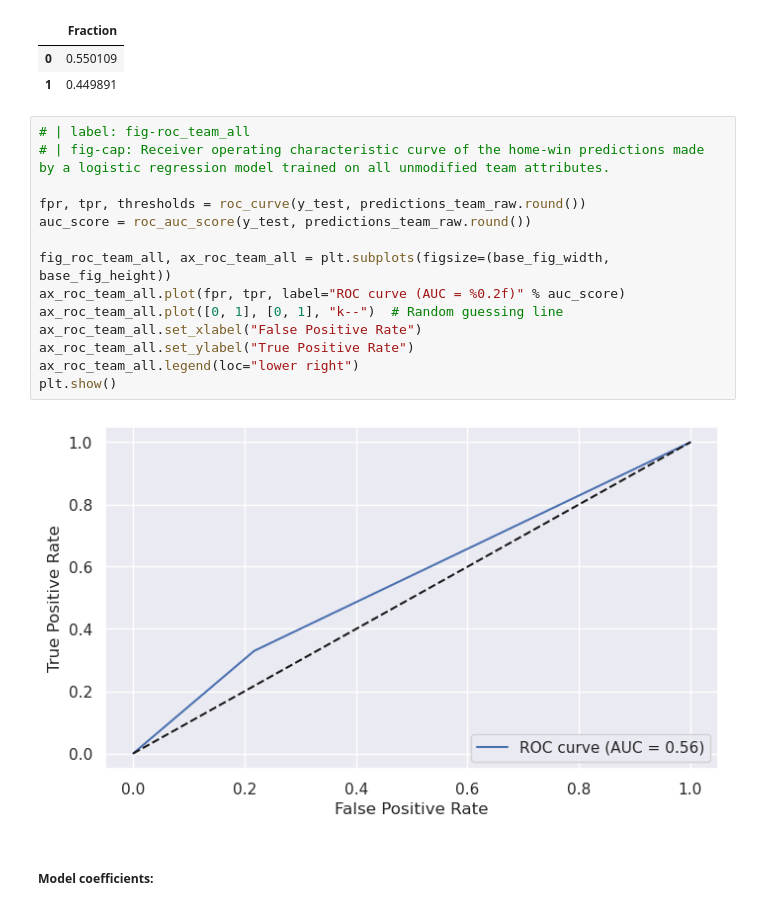
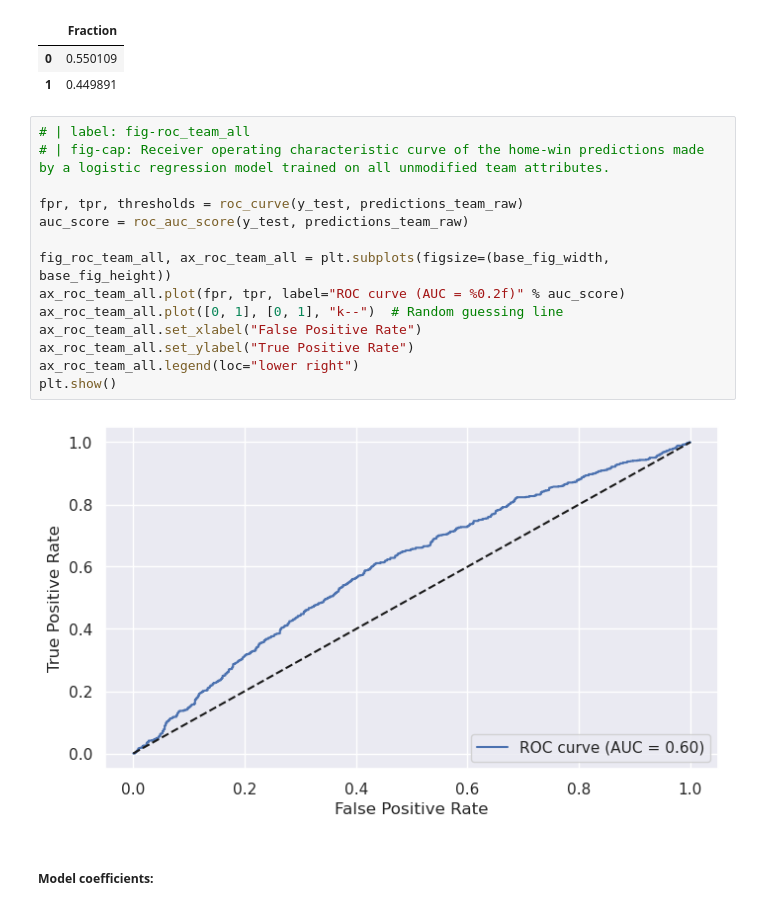
Before and after one commit to gediminas-skvarnavicius/football-db-analysis, a Jupyter notebook: analysis.ipynb, the cells around one changed output. Cells and saved outputs as stored; diff of their text form.

```diff
--- a/analysis.ipynb
+++ b/analysis.ipynb
@@ -1123,19 +1129,19 @@ y_test.value_counts(normalize=True).to_frame(name="Fraction")
 # %%
 # | label: fig-roc_team_all
 # | fig-cap: Receiver operating characteristic curve of the home-win predictions made by a logistic regression model trained on all unmodified team attributes.
 
-fpr, tpr, thresholds = roc_curve(y_test, predictions_team_raw.round())
-auc_score = roc_auc_score(y_test, predictions_team_raw.round())
+fpr, tpr, thresholds = roc_curve(y_test, predictions_team_raw)
+auc_score = roc_auc_score(y_test, predictions_team_raw)
 
 fig_roc_team_all, ax_roc_team_all = plt.subplots(figsize=(base_fig_width, base_fig_height))
 ax_roc_team_all.plot(fpr, tpr, label="ROC curve (AUC = %0.2f)" % auc_score)
 ax_roc_team_all.plot([0, 1], [0, 1], "k--")  # Random guessing line
 ax_roc_team_all.set_xlabel("False Positive Rate")
 ax_roc_team_all.set_ylabel("True Positive Rate")
 ax_roc_team_all.legend(loc="lower right")
 plt.show()
 # %% [output]
-[figure, old version]
+[figure, new version]
 # %% [markdown]
 ##### Model coefficients:
 # %%
```
Also changed, not shown: parts of 129 cells of this notebook, 41 other files.
